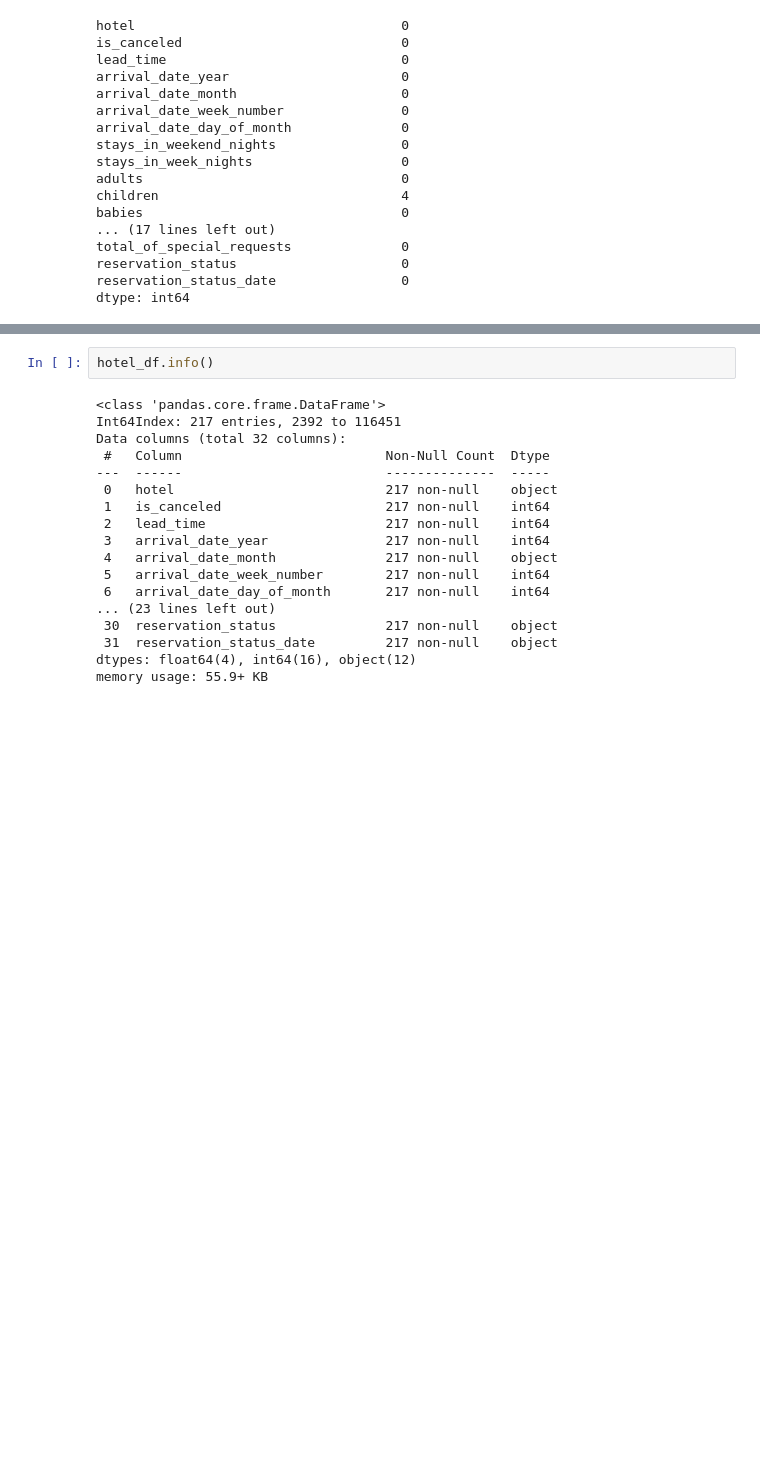
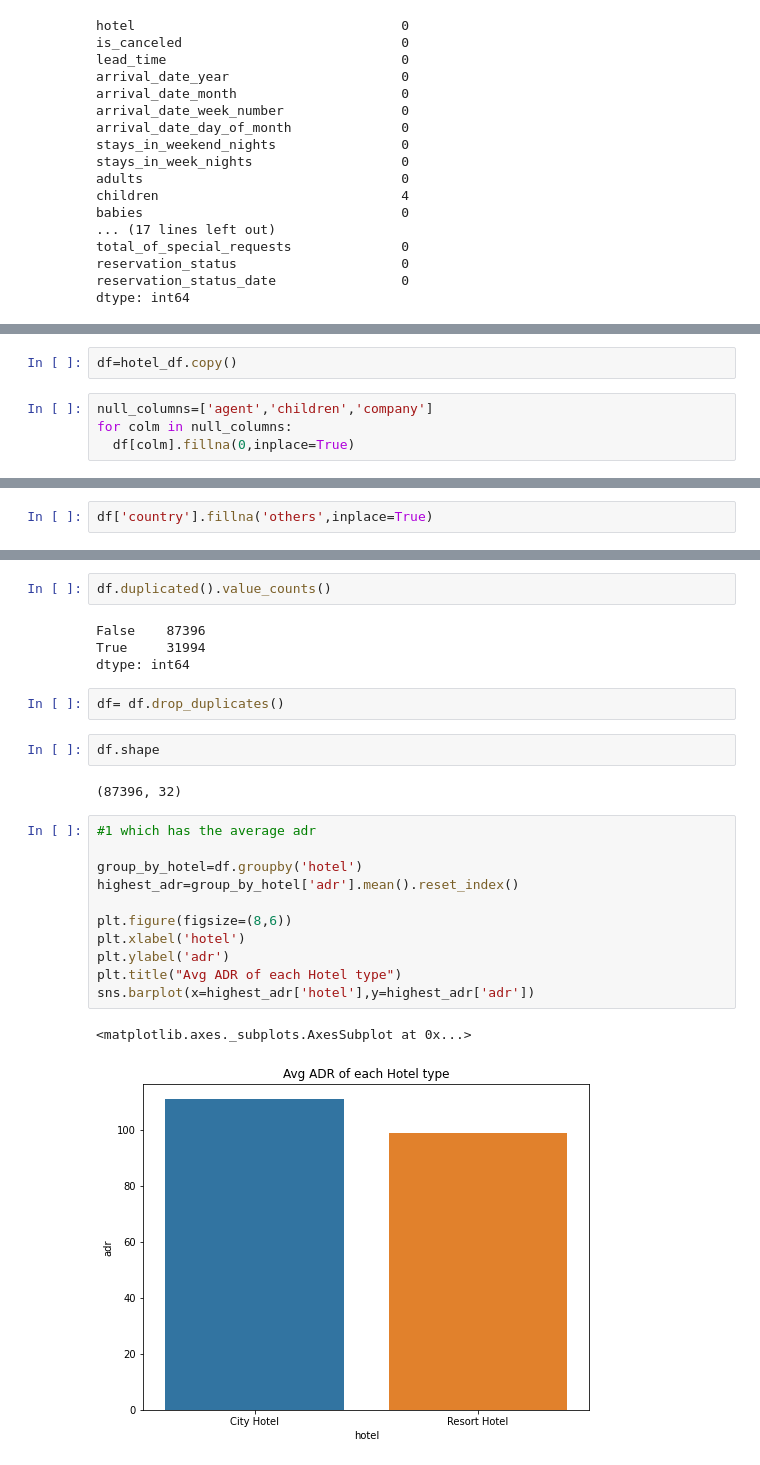
Before and after one commit to aman699/tesla-code, a Jupyter notebook: tesla_Hotelaman.ipynb, the cells around one changed output, grey strips where cells are left out. Cells and saved outputs as stored; diff of their text form; blank space fills up the shorter version.

```diff
--- a/tesla_Hotelaman.ipynb
+++ b/tesla_Hotelaman.ipynb
@@ -99 +79,7 @@ hotel_df.drop(columns = ['agent', 'company'])
+# %%
+df=hotel_df.copy()
+# %%
+null_columns=['agent','children','company']
+for colm in null_columns:
+  df[colm].fillna(0,inplace=True)
 # %%
@@ -121 +105,3 @@ hotel_df =hotel_df.dropna(axis = 0)
+# %%
+df['country'].fillna('others',inplace=True)
 # %%
@@ -138,23 +124,29 @@ total_of_special_requests         0
 reservation_status                0
 reservation_status_date           0
 dtype: int64
-# %%
-hotel_df.info()
-# %% [output]
-<class 'pandas.core.frame.DataFrame'>
-Int64Index: 217 entries, 2392 to 116451
-Data columns (total 32 columns):
- #   Column                          Non-Null Count  Dtype
----  ------                          --------------  -----
- 0   hotel                           217 non-null    object
- 1   is_canceled                     217 non-null    int64
- 2   lead_time                       217 non-null    int64
- 3   arrival_date_year               217 non-null    int64
- 4   arrival_date_month              217 non-null    object
- 5   arrival_date_week_number        217 non-null    int64
- 6   arrival_date_day_of_month       217 non-null    int64
-... (23 lines left out)
- 30  reservation_status              217 non-null    object
- 31  reservation_status_date         217 non-null    object
-dtypes: float64(4), int64(16), object(12)
-memory usage: 55.9+ KB
+# %%
+df.duplicated().value_counts()
+# %% [output]
+False    87396
+True     31994
+dtype: int64
+# %%
+df= df.drop_duplicates()
+# %%
+df.shape
+# %% [output]
+(87396, 32)
+# %%
+#1 which has the average adr
+
+group_by_hotel=df.groupby('hotel')
+highest_adr=group_by_hotel['adr'].mean().reset_index()
+
+plt.figure(figsize=(8,6))
+plt.xlabel('hotel')
+plt.ylabel('adr')
+plt.title("Avg ADR of each Hotel type")
+sns.barplot(x=highest_adr['hotel'],y=highest_adr['adr'])
+# %% [output]
+<matplotlib.axes._subplots.AxesSubplot at 0x...>
+[figure, added]
```
Also changed, not shown: parts of 6 cells of this notebook.
